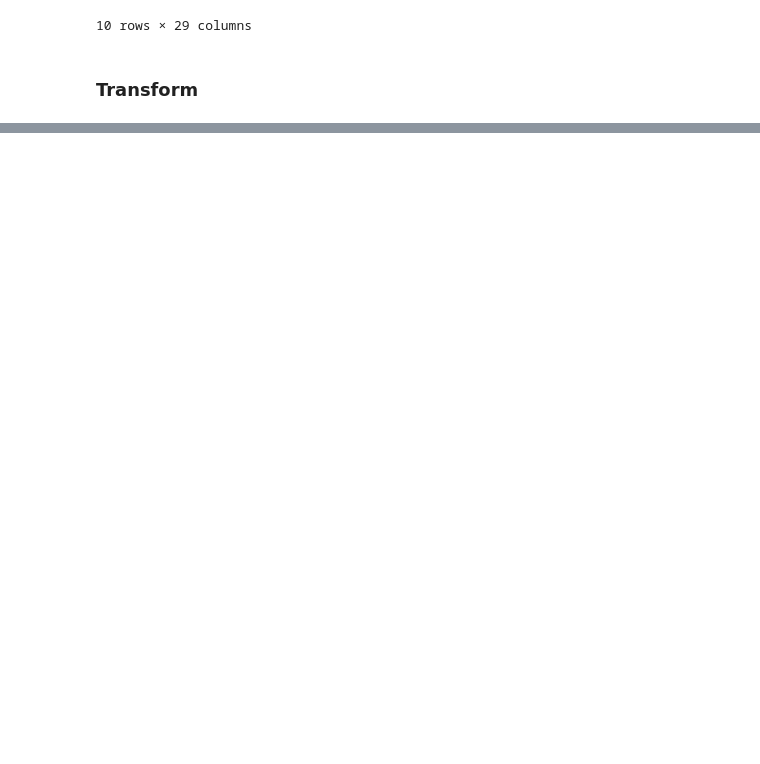
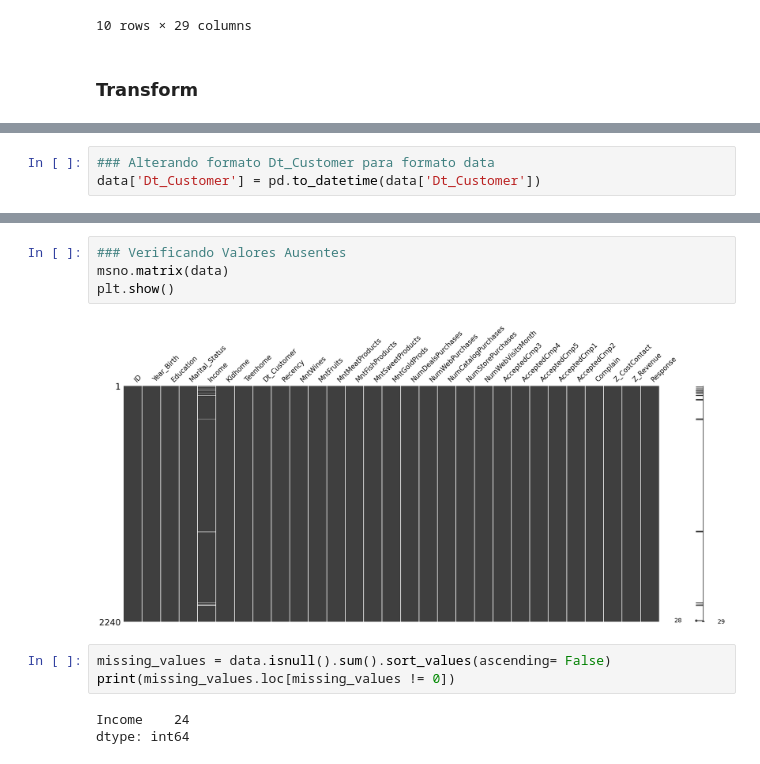
Before and after one commit to jaquelinesfernandes/Marketing_EDA_Stats, a Jupyter notebook: project_mkt_eda_stats.ipynb, the cells around one changed output, grey strips where cells are left out. Saved outputs shown, nothing was run; the diff lists cells and outputs as text; blank space fills up the shorter version.

```diff
--- a/project_mkt_eda_stats.ipynb
+++ b/project_mkt_eda_stats.ipynb
@@ -76,0 +148,3 @@ data.head(10)
+# %%
+### Alterando formato Dt_Customer para formato data
+data['Dt_Customer'] = pd.to_datetime(data['Dt_Customer'])
@@ -76,0 +171,12 @@ data.head(10)
+# %%
+### Verificando Valores Ausentes
+msno.matrix(data)
+plt.show()
+# %% [output]
+[figure, added]
+# %%
+missing_values = data.isnull().sum().sort_values(ascending= False)
+print(missing_values.loc[missing_values != 0])
+# %% [output]
+Income    24
+dtype: int64
```
Also changed, not shown: parts of 109 cells of this notebook, 3 other files.
